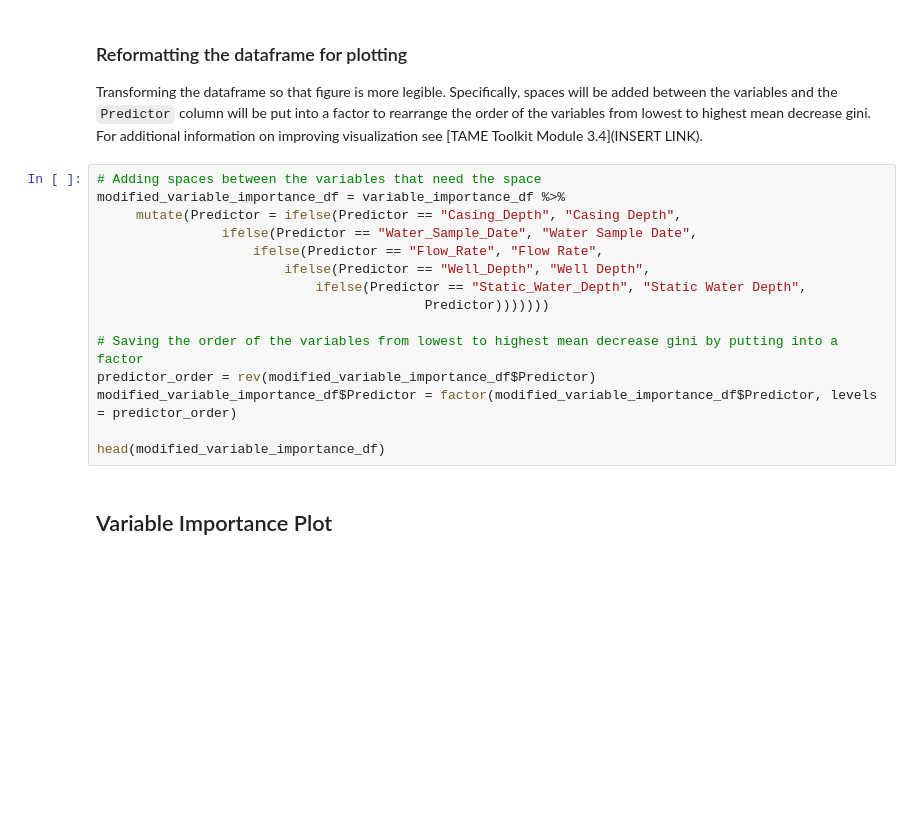
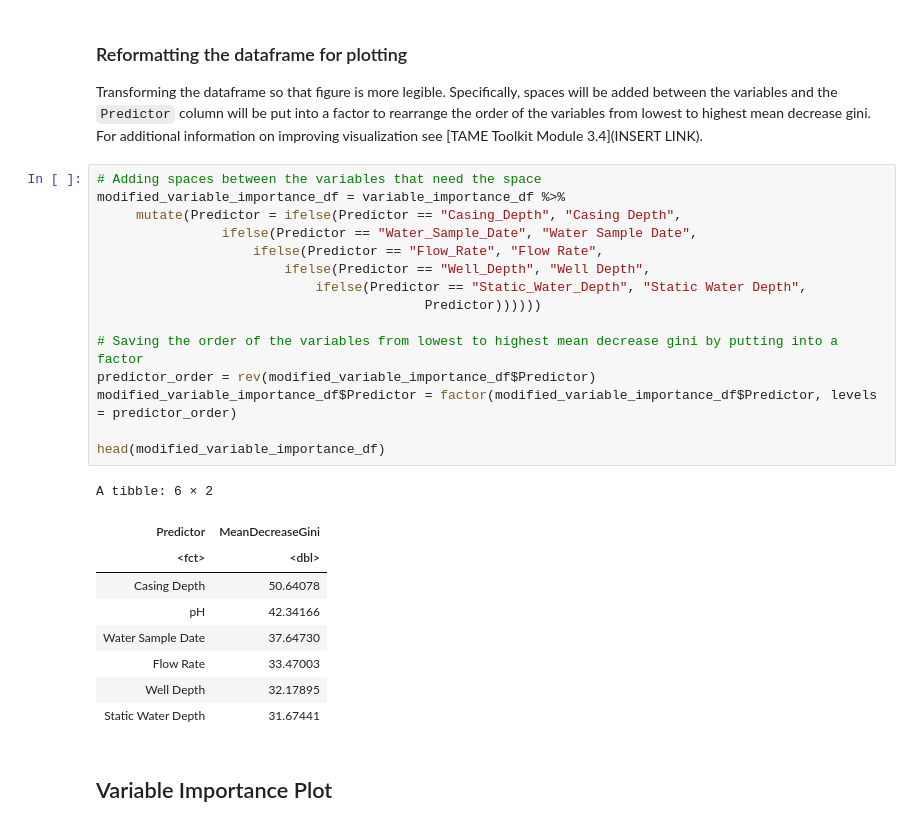
Before and after one commit to UNCSRP/The-inTelligence-And-Machine-lEarning-Toolkit-2.0, a Jupyter notebook: Chapter 5/Supervised ML Model Interpretation.ipynb, the cells around one changed output. Drawn from its saved outputs; the diff is of its cells as text; blank space fills up the shorter version.

```diff
--- a/Chapter 5/Supervised ML Model Interpretation.ipynb
+++ b/Chapter 5/Supervised ML Model Interpretation.ipynb
@@ -220,18 +238,28 @@ Transforming the dataframe so that figure is more legible. Specifically, spaces
 # %%
 # Adding spaces between the variables that need the space
 modified_variable_importance_df = variable_importance_df %>%
      mutate(Predictor = ifelse(Predictor == "Casing_Depth", "Casing Depth",
                 ifelse(Predictor == "Water_Sample_Date", "Water Sample Date",
                     ifelse(Predictor == "Flow_Rate", "Flow Rate",
                         ifelse(Predictor == "Well_Depth", "Well Depth",
                             ifelse(Predictor == "Static_Water_Depth", "Static Water Depth",
-                                          Predictor)))))))
+                                          Predictor))))))
 
 # Saving the order of the variables from lowest to highest mean decrease gini by putting into a factor
 predictor_order = rev(modified_variable_importance_df$Predictor)
 modified_variable_importance_df$Predictor = factor(modified_variable_importance_df$Predictor, levels = predictor_order)
 
 head(modified_variable_importance_df)
+# %% [output]
+A tibble: 6 × 2
+| Predictor | MeanDecreaseGini |
+| <fct> | <dbl> |
+| Casing Depth | 50.64078 |
+| pH | 42.34166 |
+| Water Sample Date | 37.64730 |
+| Flow Rate | 33.47003 |
+| Well Depth | 32.17895 |
+| Static Water Depth | 31.67441 |
 # %% [markdown]
 ## Variable Importance Plot
 # %%
```
Also changed, not shown: parts of 8 cells of this notebook.
